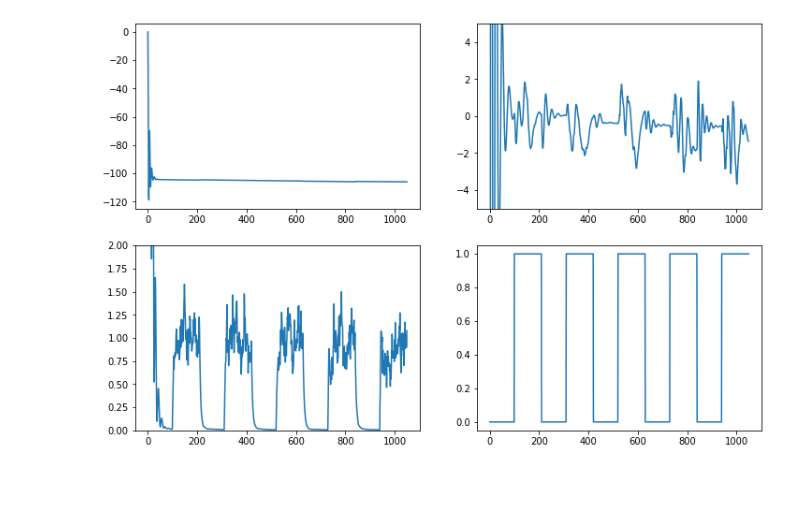
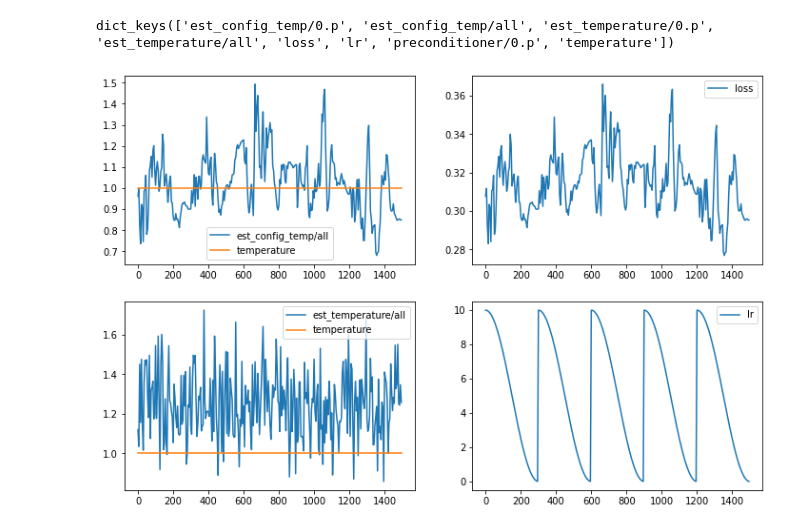
Before and after one commit to ratschlab/bnn_priors, a Jupyter notebook: experiments/3.1_Plot_metrics.ipynb, the cells around one changed output. Saved outputs shown, nothing was run; the diff lists cells and outputs as text; code cells hidden in the pictures; blank space fills up the shorter version.

Commit message:
Notebook plotting the metrics, fixed bugs

```diff
--- a/experiments/3.1_Plot_metrics.ipynb
+++ b/experiments/3.1_Plot_metrics.ipynb
@@ -10,3 +10,7 @@ def read_metrics(path):
     #for k, v in d.items():
     #    d[k] = np.array(v, dtype=np.float64)
     return d
+# %%
+def plot_metric(ax, d, name):
+    ax.plot(d[name]['steps'], d[name]['values'], label=name)
+    ax.legend()
@@ -19,3 +59,0 @@ dict_keys(['accept_prob', 'energy', 'est_config_temp/net.0.bias_prior.p', 'est_c
-# %%
-def plot_metric(ax, metric, *args, **kwargs):
-    ax.plot(metric['steps'], metric['values'], *args, **kwargs)
@@ -22,10 +81,16 @@ def plot_metric(ax, metric, *args, **kwargs):
+# %%
+d = read_metrics("../logs/52")
+d.keys()
+# %% [output]
+dict_keys(['est_config_temp/0.p', 'est_config_temp/all', 'est_temperature/0.p', 'est_temperature/all', 'loss', 'lr', 'preconditioner/0.p', 'temperature'])
 # %%
 _, axes = plt.subplots(2, 2, figsize=(12, 8))
-plot_metric(axes[0, 0], d['accept_prob'])
-plot_metric(axes[0, 1], d['est_config_temp/1.p'])
-axes[0, 1].set_ylim((-5, 5))
-plot_metric(axes[1, 0], d['est_temperature/1.p'])
-axes[1, 0].set_ylim((0, 2))
-plot_metric(axes[1, 1], d['temperature'])
+plot_metric(axes[0, 0], d, 'est_config_temp/all')
+plot_metric(axes[0, 0], d, 'temperature')
+plot_metric(axes[1, 0], d, 'est_temperature/all')
+plot_metric(axes[1, 0], d, 'temperature')
+
+plot_metric(axes[0, 1], d, 'loss')
+plot_metric(axes[1, 1], d, 'lr')
 # %% [output]
-[figure, old version]
+[figure, new version]
```
Also changed, not shown: parts of 7 cells of this notebook, 1 other file.
